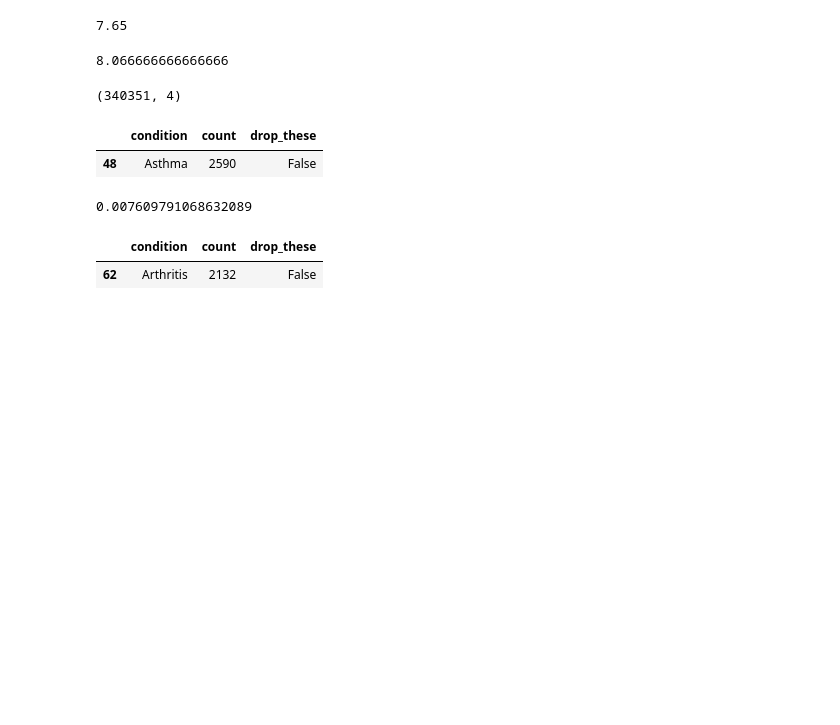
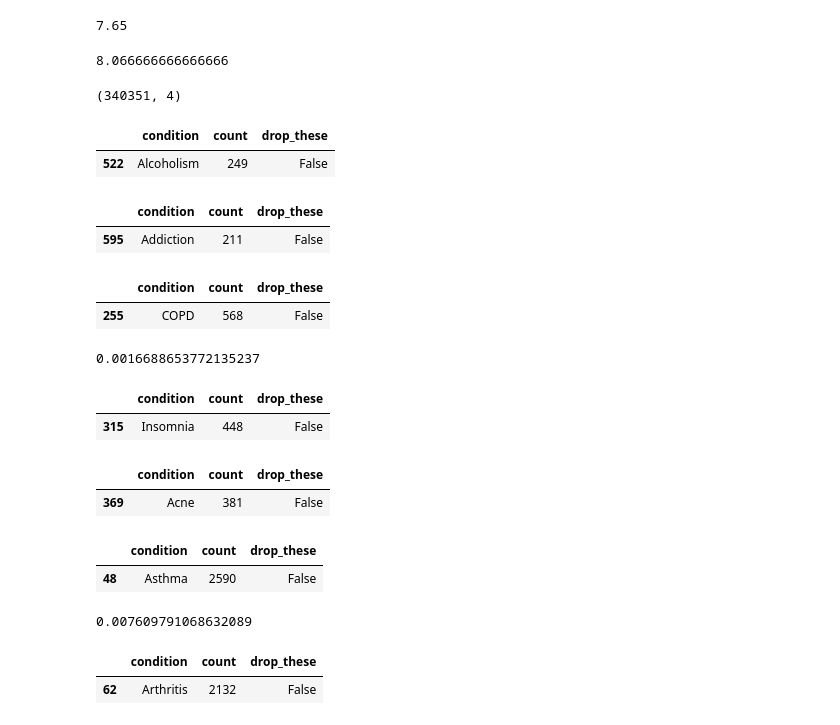
Before and after one commit to szeitlin/clinicaltrials, a Jupyter notebook: 07082016_initial_eda.ipynb, the cells around one changed output. Saved outputs shown, nothing was run; the diff lists cells and outputs as text; code cells hidden in the pictures; blank space fills up the shorter version.

```diff
--- a/07082016_initial_eda.ipynb
+++ b/07082016_initial_eda.ipynb
@@ -21,6 +21,4 @@ conditions.head()
 | 2 | 152 | NCT00000263 | Substance-Related Disorders |
 | 3 | 153 | NCT00000264 | Opioid-Related Disorders |
 | 4 | 154 | NCT00000264 | Substance-Related Disorders |
-# %%
-conditions['len(condition)'] = [len(x) for x in conditions['CONDITION']]
 # %%
@@ -235,6 +228,35 @@ race_pct
 conditions.shape
 # %% [output]
 (340351, 4)
+# %%
+top_cleaned[top_cleaned['condition']=='Alcoholism']
+# %% [output]
+|  | condition | count | drop_these |
+| 522 | Alcoholism | 249 | False |
+# %%
+top_cleaned[top_cleaned['condition']=='Addiction']
+# %% [output]
+|  | condition | count | drop_these |
+| 595 | Addiction | 211 | False |
+# %%
+top_cleaned[top_cleaned['condition']=='COPD']
+# %% [output]
+|  | condition | count | drop_these |
+| 255 | COPD | 568 | False |
+# %%
+568/340351
+# %% [output]
+0.0016688653772135237
+# %%
+top_cleaned[top_cleaned['condition']=='Insomnia']
+# %% [output]
+|  | condition | count | drop_these |
+| 315 | Insomnia | 448 | False |
+# %%
+top_cleaned[top_cleaned['condition']=='Acne']
+# %% [output]
+|  | condition | count | drop_these |
+| 369 | Acne | 381 | False |
 # %%
 top_cleaned[top_cleaned['condition']=='Asthma']
 # %% [output]
```
Also changed, not shown: parts of 2 cells of this notebook, 3 other files.
